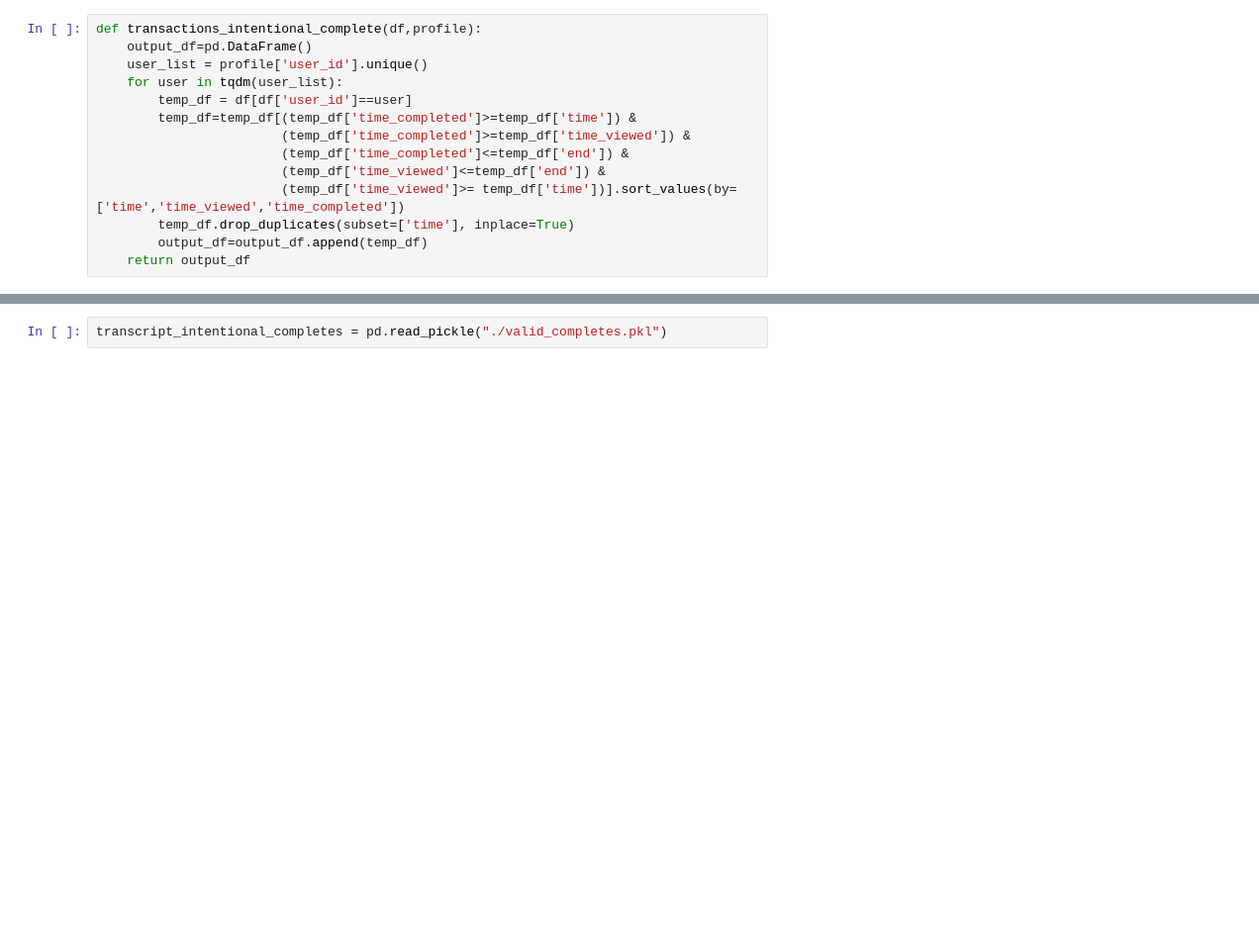
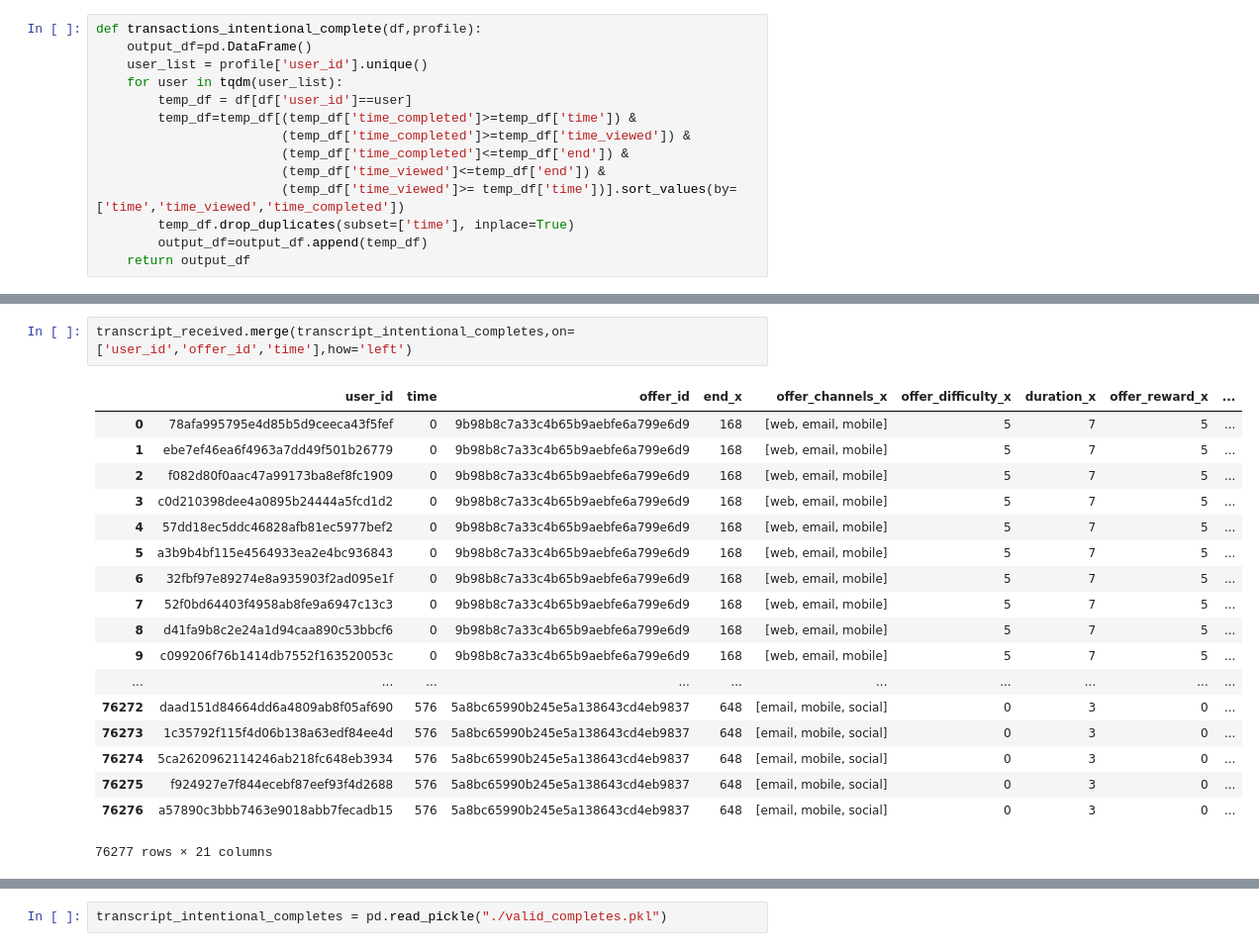
Before and after one commit to onurkapucu/Starbucks_Capstone, a Jupyter notebook: Starbucks_Capstone_notebook.ipynb, the cells around one changed output, grey strips where cells are left out. Shown: that part at 99% size. Saved outputs shown, nothing was run; the diff lists cells and outputs as text; blank space fills up the shorter version.

```diff
--- a/Starbucks_Capstone_notebook.ipynb
+++ b/Starbucks_Capstone_notebook.ipynb
@@ -369,0 +444,21 @@ transcript_intentional_completes.to_pickle("./valid_completes.pkl")
+# %%
+transcript_received.merge(transcript_intentional_completes,on=['user_id','offer_id','time'],how='left')
+# %% [output]
+|  | user_id | time | offer_id | end_x | offer_channels_x | offer_difficulty_x | duration_x | offer_reward_x | ... |
+| 0 | 78afa995795e4d85b5d9ceeca43f5fef | 0 | 9b98b8c7a33c4b65b9aebfe6a799e6d9 | 168 | [web, email, mobile] | 5 | 7 | 5 | ... |
+| 1 | ebe7ef46ea6f4963a7dd49f501b26779 | 0 | 9b98b8c7a33c4b65b9aebfe6a799e6d9 | 168 | [web, email, mobile] | 5 | 7 | 5 | ... |
+| 2 | f082d80f0aac47a99173ba8ef8fc1909 | 0 | 9b98b8c7a33c4b65b9aebfe6a799e6d9 | 168 | [web, email, mobile] | 5 | 7 | 5 | ... |
+| 3 | c0d210398dee4a0895b24444a5fcd1d2 | 0 | 9b98b8c7a33c4b65b9aebfe6a799e6d9 | 168 | [web, email, mobile] | 5 | 7 | 5 | ... |
+| 4 | 57dd18ec5ddc46828afb81ec5977bef2 | 0 | 9b98b8c7a33c4b65b9aebfe6a799e6d9 | 168 | [web, email, mobile] | 5 | 7 | 5 | ... |
+| 5 | a3b9b4bf115e4564933ea2e4bc936843 | 0 | 9b98b8c7a33c4b65b9aebfe6a799e6d9 | 168 | [web, email, mobile] | 5 | 7 | 5 | ... |
+| 6 | 32fbf97e89274e8a935903f2ad095e1f | 0 | 9b98b8c7a33c4b65b9aebfe6a799e6d9 | 168 | [web, email, mobile] | 5 | 7 | 5 | ... |
+| 7 | 52f0bd64403f4958ab8fe9a6947c13c3 | 0 | 9b98b8c7a33c4b65b9aebfe6a799e6d9 | 168 | [web, email, mobile] | 5 | 7 | 5 | ... |
+| 8 | d41fa9b8c2e24a1d94caa890c53bbcf6 | 0 | 9b98b8c7a33c4b65b9aebfe6a799e6d9 | 168 | [web, email, mobile] | 5 | 7 | 5 | ... |
+| 9 | c099206f76b1414db7552f163520053c | 0 | 9b98b8c7a33c4b65b9aebfe6a799e6d9 | 168 | [web, email, mobile] | 5 | 7 | 5 | ... |
+| ... | ... | ... | ... | ... | ... | ... | ... | ... | ... |
+| 76272 | daad151d84664dd6a4809ab8f05af690 | 576 | 5a8bc65990b245e5a138643cd4eb9837 | 648 | [email, mobile, social] | 0 | 3 | 0 | ... |
+| 76273 | 1c35792f115f4d06b138a63edf84ee4d | 576 | 5a8bc65990b245e5a138643cd4eb9837 | 648 | [email, mobile, social] | 0 | 3 | 0 | ... |
+| 76274 | 5ca2620962114246ab218fc648eb3934 | 576 | 5a8bc65990b245e5a138643cd4eb9837 | 648 | [email, mobile, social] | 0 | 3 | 0 | ... |
+| 76275 | f924927e7f844ecebf87eef93f4d2688 | 576 | 5a8bc65990b245e5a138643cd4eb9837 | 648 | [email, mobile, social] | 0 | 3 | 0 | ... |
+| 76276 | a57890c3bbb7463e9018abb7fecadb15 | 576 | 5a8bc65990b245e5a138643cd4eb9837 | 648 | [email, mobile, social] | 0 | 3 | 0 | ... |
+76277 rows × 21 columns
```
Also changed, not shown: parts of 15 cells of this notebook, 2 other files.
